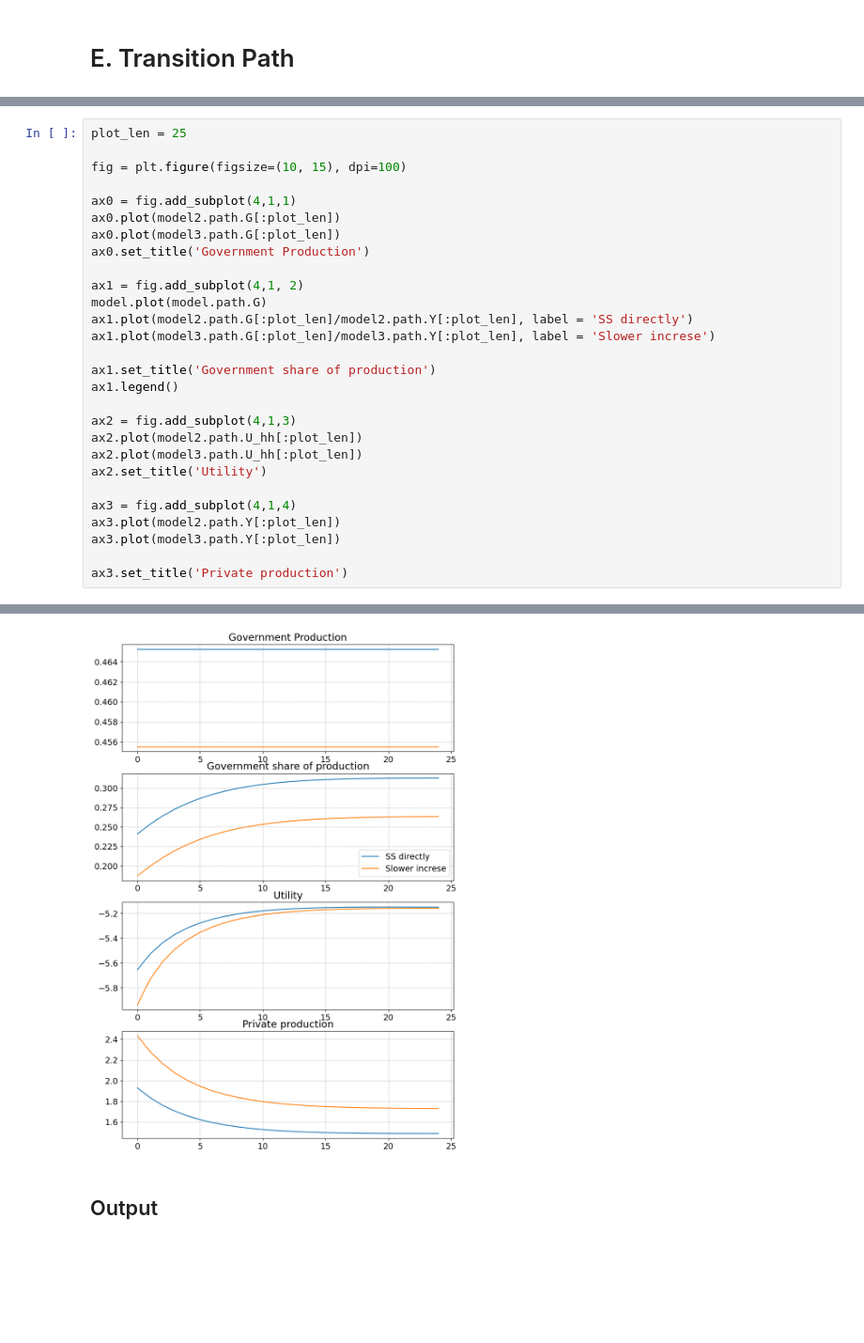
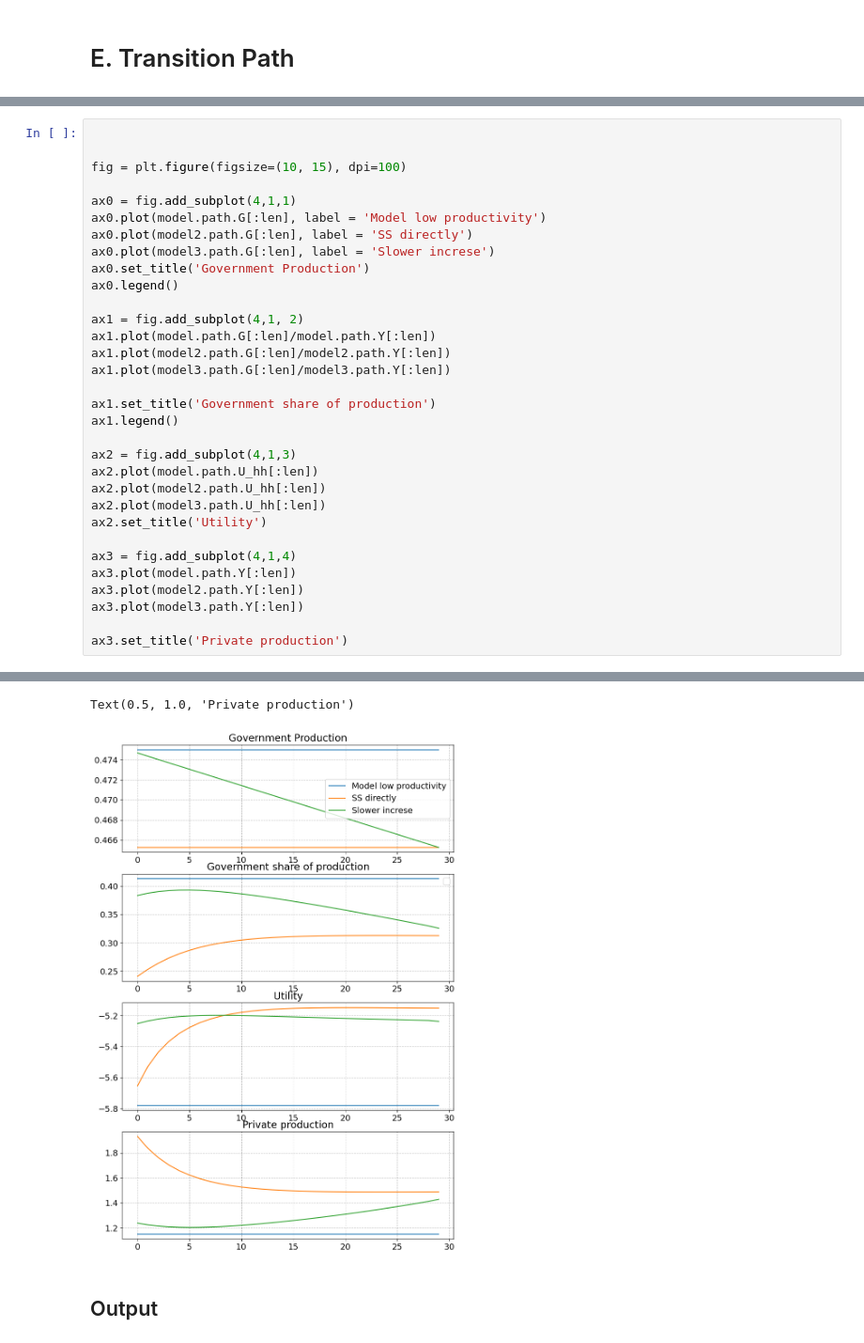
Before and after one commit to funlime/Assignment_2, a Jupyter notebook: Assignment_II/main.ipynb, the cells around one changed output, grey strips where cells are left out. Shown at 94% size. Saved outputs shown, nothing was run; the diff lists cells and outputs as text; blank space fills up the shorter version.

```diff
--- a/Assignment_II/main.ipynb
+++ b/Assignment_II/main.ipynb
@@ -409,29 +365,33 @@ U_hh: terminal value is  -5.19958643, but ss value is  -5.15360891
 # %%
-plot_len = 25
+
 
 fig = plt.figure(figsize=(10, 15), dpi=100)
 
 ax0 = fig.add_subplot(4,1,1)
-ax0.plot(model2.path.G[:plot_len])
-ax0.plot(model3.path.G[:plot_len])
+ax0.plot(model.path.G[:len], label = 'Model low productivity')
+ax0.plot(model2.path.G[:len], label = 'SS directly')
+ax0.plot(model3.path.G[:len], label = 'Slower increse')
 ax0.set_title('Government Production')
+ax0.legend()
 
 ax1 = fig.add_subplot(4,1, 2)
-model.plot(model.path.G)
-ax1.plot(model2.path.G[:plot_len]/model2.path.Y[:plot_len], label = 'SS directly')
-ax1.plot(model3.path.G[:plot_len]/model3.path.Y[:plot_len], label = 'Slower increse')
+ax1.plot(model.path.G[:len]/model.path.Y[:len])
+ax1.plot(model2.path.G[:len]/model2.path.Y[:len])
+ax1.plot(model3.path.G[:len]/model3.path.Y[:len])
 
 ax1.set_title('Government share of production')
 ax1.legend()
 
 ax2 = fig.add_subplot(4,1,3)
-ax2.plot(model2.path.U_hh[:plot_len])
-ax2.plot(model3.path.U_hh[:plot_len])
+ax2.plot(model.path.U_hh[:len])
+ax2.plot(model2.path.U_hh[:len])
+ax2.plot(model3.path.U_hh[:len])
 ax2.set_title('Utility')
 
 ax3 = fig.add_subplot(4,1,4)
-ax3.plot(model2.path.Y[:plot_len])
-ax3.plot(model3.path.Y[:plot_len])
+ax3.plot(model.path.Y[:len])
+ax3.plot(model2.path.Y[:len])
+ax3.plot(model3.path.Y[:len])
 
 ax3.set_title('Private production')
 # %% [output]
@@ -439,4 +399,5 @@ Text(0.5, 1.0, 'Private production')
+Text(0.5, 1.0, 'Private production')
-[figure, old version]
+[figure, new version]
 # %% [markdown]
 ## Output
 # %% [markdown]
```
Also changed, not shown: parts of 6 cells of this notebook.
